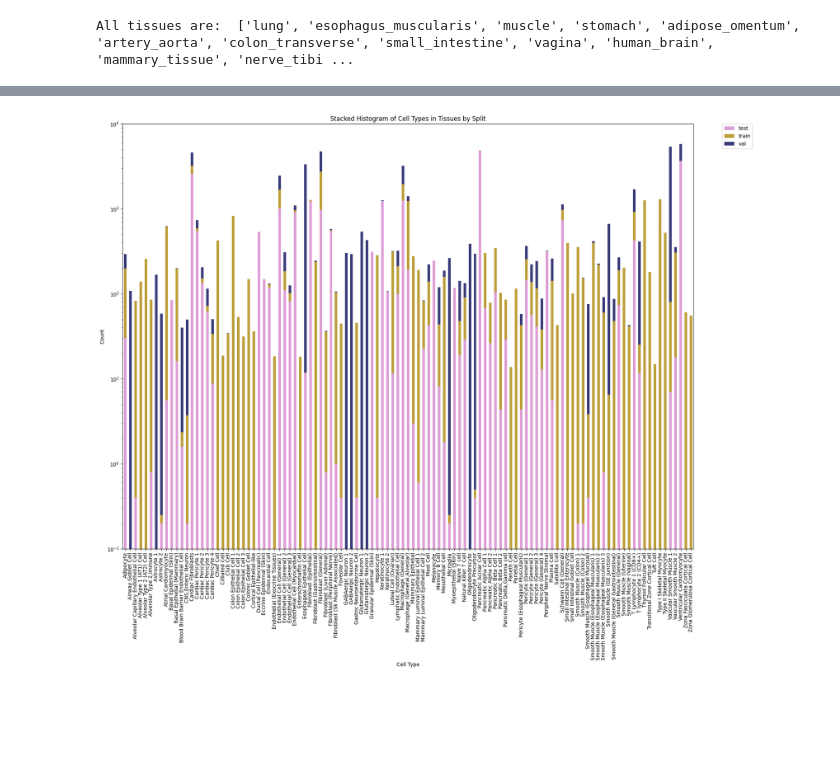
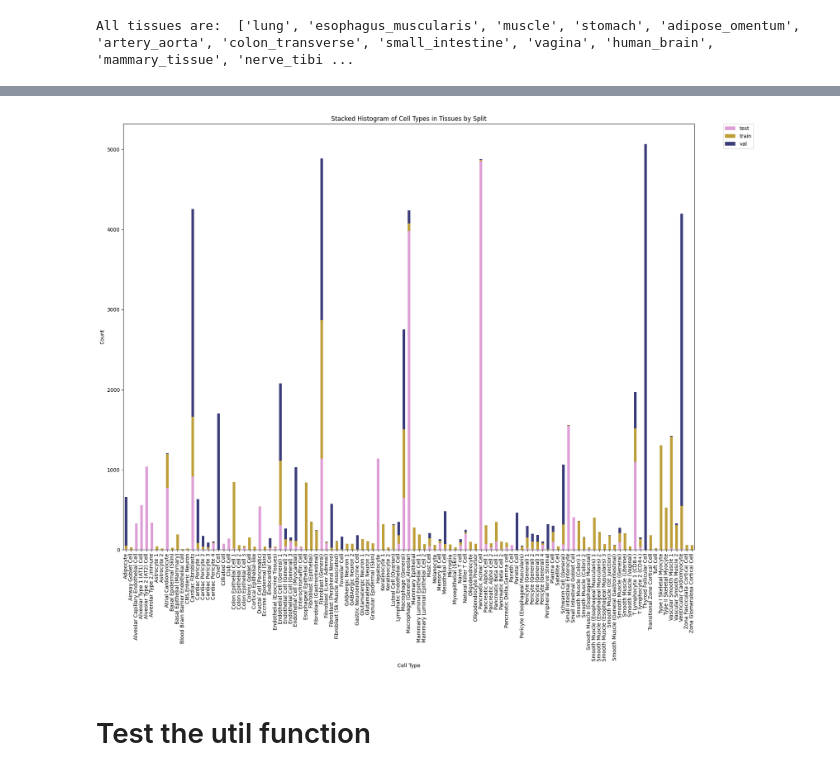
Before and after one commit to Potamitisn/DLBIO, a Jupyter notebook: exploration_h5ad.ipynb, the cells around one changed output, grey strips where cells are left out. Saved outputs shown, nothing was run; the diff lists cells and outputs as text; code cells hidden in the pictures; blank space fills up the shorter version.

```diff
--- a/exploration_h5ad.ipynb
+++ b/exploration_h5ad.ipynb
@@ -481,28 +482,30 @@ Total cells in test split: 117263
 # %%
 # Pivot the data
 pivot_data = grouped_data.pivot_table(index='cell type',
                                       columns=['split'],
                                       values='count',
                                       fill_value=0)
 
 cmap = plt.get_cmap('tab20b_r')
 colors = cmap(np.linspace(0, 1, len(pivot_data.columns)))
 
 # Plot
 fig, ax = plt.subplots(figsize=(20, 15))
 pivot_data.plot(kind='bar', stacked=True, ax=ax, color=colors)
 
 # Set the y-axis to logarithmic scale
-ax.set_yscale('log')
+#ax.set_yscale('log')
 
 # Set labels and title
 ax.set_xlabel('Cell Type')
 ax.set_ylabel('Count')
 ax.set_title('Stacked Histogram of Cell Types in Tissues by Split')
 
 # Adjust legend
 ax.legend(bbox_to_anchor=(1.05, 1), loc='upper left', borderaxespad=0.)
 
 plt.show()
 # %% [output]
-[figure, old version]
+[figure, new version]
+# %% [markdown]
+# Test the util function
```
Also changed, not shown: parts of 10 cells of this notebook, 1 other file.
